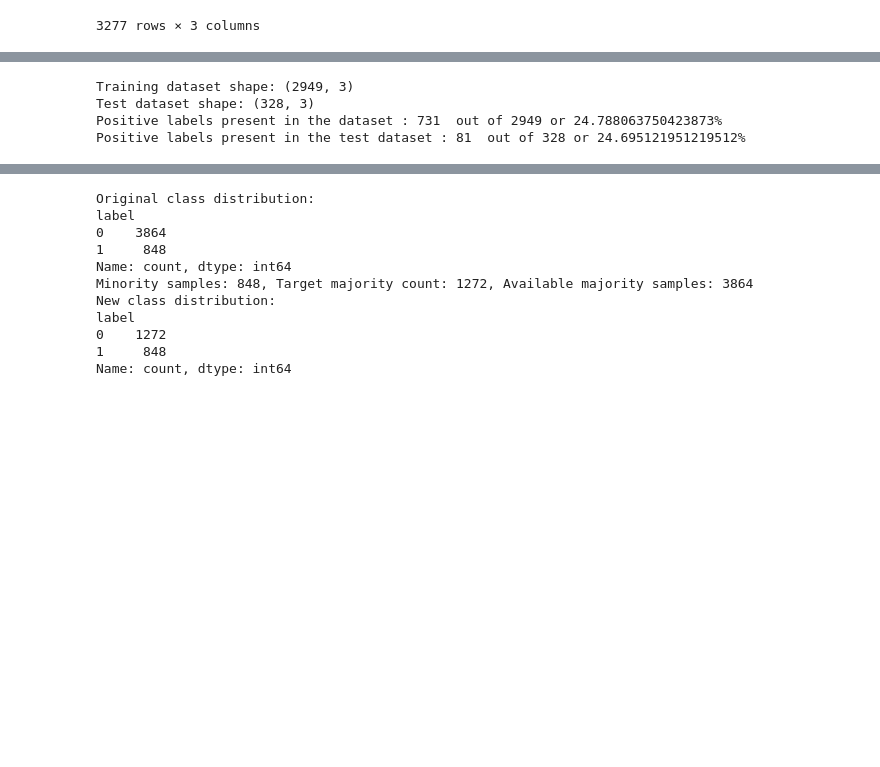
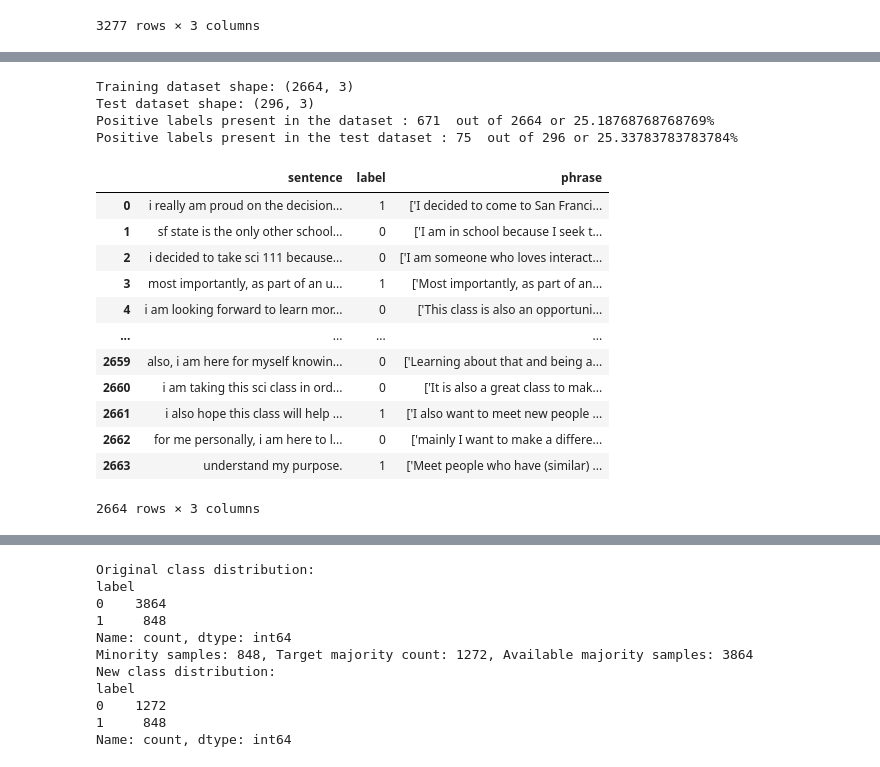
Before and after one commit to gianclbal/ml-alma-taccti, a Jupyter notebook: notebooks/experiments/exp_4_single/Social/Social_model_using_merged_data.ipynb, the cells around one changed output, grey strips where cells are left out. Saved outputs shown, nothing was run; the diff lists cells and outputs as text; code cells hidden in the pictures; blank space fills up the shorter version.

```diff
--- a/notebooks/experiments/exp_4_single/Social/Social_model_using_merged_data.ipynb
+++ b/notebooks/experiments/exp_4_single/Social/Social_model_using_merged_data.ipynb
@@ -91,0 +112,6 @@ merged_social_df
+# %%
+# Remove duplicates from the 'sentence' column
+merged_social_df = merged_social_df.drop_duplicates(subset='sentence', keep='first')
+
+# Display the resulting DataFrame
+merged_social_df
@@ -106,7 +146,23 @@ print("Positive labels present in the dataset : {}  out of {} or {}%".format(pos
 pos_labels = len([n for n in test_df['label'] if n==1])
 print("Positive labels present in the test dataset : {}  out of {} or {}%".format(pos_labels, len(test_df['label']), (pos_labels/len(test_df['label']))*100))
 # %% [output]
-Training dataset shape: (2949, 3)
-Test dataset shape: (328, 3)
-Positive labels present in the dataset : 731  out of 2949 or 24.788063750423873%
-Positive labels present in the test dataset : 81  out of 328 or 24.695121951219512%
+Training dataset shape: (2664, 3)
+Test dataset shape: (296, 3)
+Positive labels present in the dataset : 671  out of 2664 or 25.18768768768769%
+Positive labels present in the test dataset : 75  out of 296 or 25.33783783783784%
+# %%
+training_df
+# %% [output]
+|  | sentence | label | phrase |
+| 0 | i really am proud on the decision... | 1 | ['I decided to come to San Franci... |
+| 1 | sf state is the only other school... | 0 | ['I am in school because I seek t... |
+| 2 | i decided to take sci 111 because... | 0 | ['I am someone who loves interact... |
+| 3 | most importantly, as part of an u... | 1 | ['Most importantly, as part of an... |
+| 4 | i am looking forward to learn mor... | 0 | ['This class is also an opportuni... |
+| ... | ... | ... | ... |
+| 2659 | also, i am here for myself knowin... | 0 | ['Learning about that and being a... |
+| 2660 | i am taking this sci class in ord... | 0 | ['It is also a great class to mak... |
+| 2661 | i also hope this class will help ... | 1 | ['I also want to meet new people ... |
+| 2662 | for me personally, i am here to l... | 0 | ['mainly I want to make a differe... |
+| 2663 | understand my purpose. | 1 | ['Meet people who have (similar) ... |
+2664 rows × 3 columns
```
Also changed, not shown: parts of 13 cells of this notebook, 2 other files.
